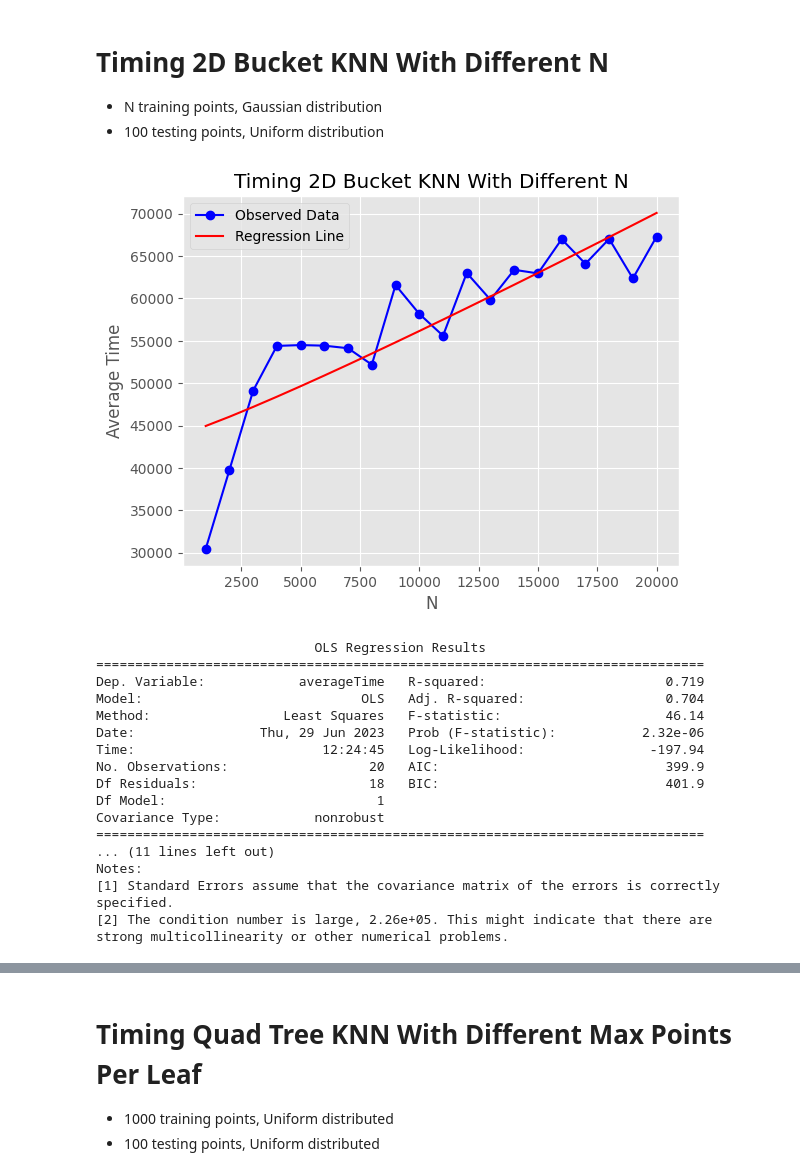
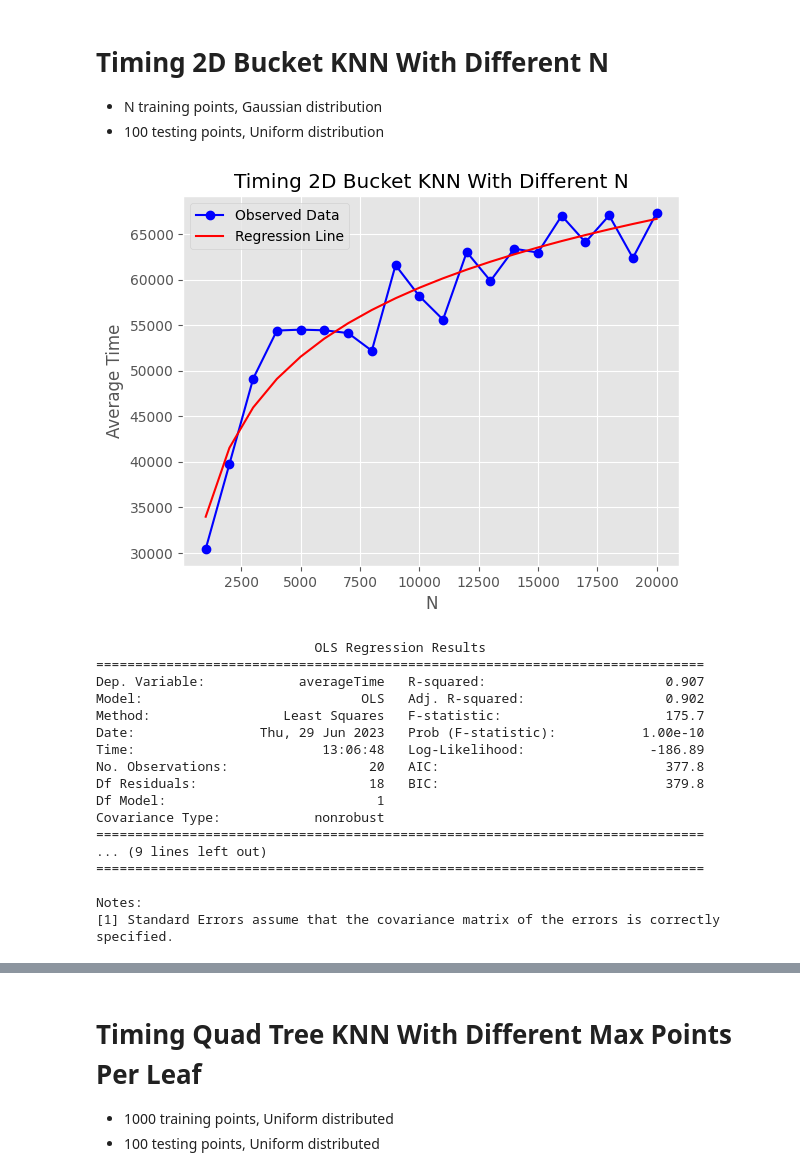
Before and after one commit to YuanRuQian/cs6017-labs, a Jupyter notebook: HW4/HW4.ipynb, the cells around one changed output, grey strips where cells are left out. Drawn from its saved outputs; the diff is of its cells as text; code cells hidden in the pictures.

```diff
--- a/HW4/HW4.ipynb
+++ b/HW4/HW4.ipynb
@@ -160,6 +160,7 @@ plt.show()
 import pandas as pd
 import matplotlib.pyplot as plt
 import statsmodels.api as sm
+import numpy as np
 
 # Read the CSV file
 data = pd.read_csv('2DBucketKNNWithDifferentK.csv')
@@ -177,8 +178,11 @@ plt.xlabel('K')
 plt.ylabel('Average Time')
 plt.title('Timing 2D Bucket KNN With Different K')
 
+# Compute the K * logK values
+k_log_k_values = k_values * np.log(k_values)
+
 # Add a constant term to the independent variable
-X = sm.add_constant(k_values)
+X = sm.add_constant(k_log_k_values)
 
 # Perform linear regression
 model = sm.OLS(average_times, X)
@@ -188,7 +192,7 @@ results = model.fit()
 print(results.summary())
 
 # Get the regression line
-regression_line = results.params[0] + results.params[1] * k_values
+regression_line = results.params[0] + results.params[1] * k_log_k_values
 
 # Plot the regression line
 plt.plot(k_values, regression_line, color='red', label='Regression Line')
@@ -241,51 +241,51 @@ data = pd.read_csv('2DBucketKNNWithDifferentN.csv')
 # Extract the n and averageTime values
 n_values = data['n']
 average_times = data['averageTime']
 # Compute the N*logN values
-n_log_n_values = n_values * np.log(n_values)
+log_n_values = np.log(n_values)
 
 # Fit the regression model
-X = sm.add_constant(n_log_n_values)
+X = sm.add_constant(log_n_values)
 model = sm.OLS(average_times, X)
 results = model.fit()
 
 # Extract the coefficients
 intercept = results.params[0]
 slope = results.params[1]
 
 # Generate the predicted values
-predicted_values = intercept + slope * n_log_n_values
+predicted_values = intercept + slope * log_n_values
 
 # Create the plot
 plt.plot(n_values, average_times, color='b', marker='o', label='Observed Data')
 plt.plot(n_values, predicted_values, color='red', label='Regression Line')
 
 # Set labels and title
 plt.xlabel('N')
 plt.ylabel('Average Time')
 plt.title('Timing 2D Bucket KNN With Different N')
 
 # Show the plot
 plt.legend()
 plt.show()
 
 print(results.summary())
 # %% [output]
-[figure, old version]
+[figure, new version]
                             OLS Regression Results
 ==============================================================================
-Dep. Variable:            averageTime   R-squared:                       0.719
-Model:                            OLS   Adj. R-squared:                  0.704
-Method:                 Least Squares   F-statistic:                     46.14
-Date:                Thu, 29 Jun 2023   Prob (F-statistic):           2.32e-06
-Time:                        12:24:45   Log-Likelihood:                -197.94
-No. Observations:                  20   AIC:                             399.9
-Df Residuals:                      18   BIC:                             401.9
+Dep. Variable:            averageTime   R-squared:                       0.907
+Model:                            OLS   Adj. R-squared:                  0.902
+Method:                 Least Squares   F-statistic:                     175.7
+Date:                Thu, 29 Jun 2023   Prob (F-statistic):           1.00e-10
+Time:                        13:06:48   Log-Likelihood:                -186.89
+No. Observations:                  20   AIC:                             377.8
+Df Residuals:                      18   BIC:                             379.8
 Df Model:                           1
 Covariance Type:            nonrobust
 ==============================================================================
-... (11 lines left out)
+... (9 lines left out)
+==============================================================================
+
 Notes:
 [1] Standard Errors assume that the covariance matrix of the errors is correctly specified.
-[2] The condition number is large, 2.26e+05. This might indicate that there are
-strong multicollinearity or other numerical problems.
```
Also changed, not shown: parts of 9 cells of this notebook, 4 other files.
